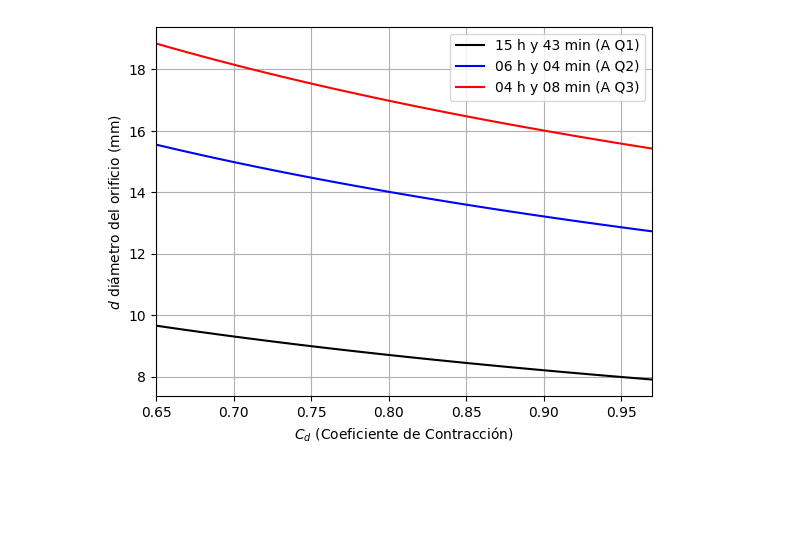
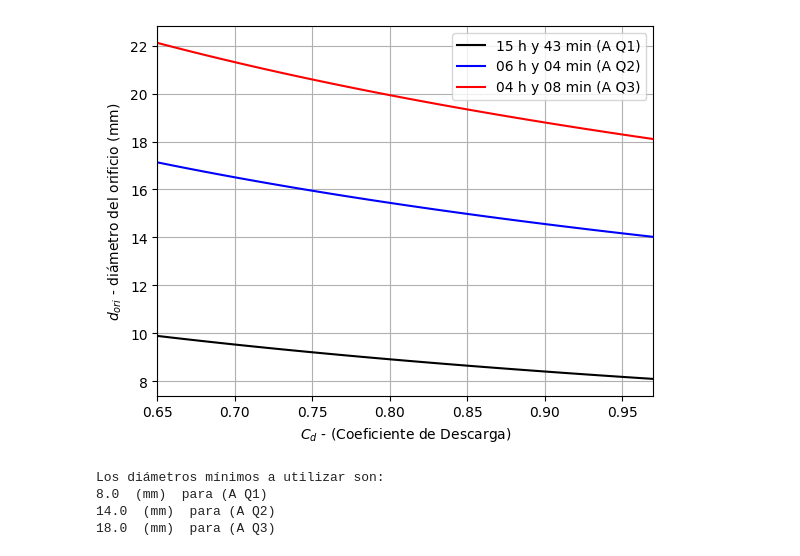
Before and after one commit to mqquiroz/HUCLAM, a Jupyter notebook: Tiempo_Vaciado.ipynb, the cells around one changed output. Drawn from its saved outputs; the diff is of its cells as text; code cells hidden in the pictures; blank space fills up the shorter version.

```diff
--- a/Tiempo_Vaciado.ipynb
+++ b/Tiempo_Vaciado.ipynb
@@ -58,42 +130,44 @@ Por otro lado, si se conoce el tiempo de vaciado y se requiere calcular las dime
 # %%
-import numpy as np
-import matplotlib.pyplot as plt
-
-
-#datos
-A = 2.4*2.4 # Área del tanque (m2)
-
-#D = 1.8   # Diámetro del tanque (m)
-H1 = 1.074    # Nivel del estanque (m)
-Cd = np.arange(0.65,0.98,0.01) # Coeficiente de
+# Entrada de Datos
+A = 2.4*2.4 # Área basal del tanque rectangular (m2)
+H1 = 1.00   # Nivel del estanque (m)
+Cd = np.arange(0.65,0.98,0.01) # Rango de Coeficientes de descarga (-)
 
 t_v = np.array([943, 364, 248]) # Tiempos de vaciado (min)
-t_v = np.array([(15*60)+43 ,(6*60)+4 ,(4*60)+8]) # Tiempos de vaciado (min)
+t_v = np.array([(14*60)+43 ,(6*60)+4 ,(4*60)+8]) # Tiempos de vaciado (min)
+t_v = np.array([14.4675926 ,4.82253086 ,2.89351852]) # Tiempos de vaciado (horas)
 # 15 hrs (900 min) y 43 min
 #  6 hrs (360 min) y  4 min
 #  4 hrs (240 min) y  8 min
 
+##############################################
 #Cálculos
 g = 9.81 # aceleración de gravedad (m/s2)
-#A = np.pi*(D**2)/4
-t_v = t_v*60 #(en segundos)
+t_v = t_v*60*60 #(en segundos)
 
 d_ori= np.zeros((len(t_v),len(Cd)))
 
 for i in range(len(t_v)):
   d_ori[i,:] = np.sqrt(8*A*np.sqrt(H1) / (np.pi*t_v[i]*Cd*np.sqrt(2*g)) )
 
 
-#print('Los diámetros de los orificios deben ser:', d_ori*1000 ,' (mm)')
-
 plt.plot(Cd,d_ori[0,:]*1000,'k',label='15 h y 43 min (A Q1)')
 plt.plot(Cd,d_ori[1,:]*1000,'b',label='06 h y 04 min (A Q2)')
 plt.plot(Cd,d_ori[2,:]*1000,'r',label='04 h y 08 min (A Q3)')
-plt.xlabel('$C_{d}$ (Coeficiente de Contracción)')
-plt.ylabel('$d$ diámetro del orificio (mm)')
+plt.xlabel('$C_{d}$ - (Coeficiente de Descarga)')
+plt.ylabel('$d_{ori}$ - diámetro del orificio (mm)')
 plt.grid()
 plt.xlim(Cd[0],Cd[-1])
 plt.legend()
 plt.show()
+
+print('Los diámetros mínimos a utilizar son: ')
+print(np.round(d_ori[0,-1]*1000,0),' (mm)',' para (A Q1)')
+print(np.round(d_ori[1,-1]*1000,0),' (mm)',' para (A Q2)')
+print(np.round(d_ori[2,-1]*1000,0),' (mm)',' para (A Q3)')
 # %% [output]
-[figure, old version]
+[figure, new version]
+Los diámetros mínimos a utilizar son:
+8.0  (mm)  para (A Q1)
+14.0  (mm)  para (A Q2)
+18.0  (mm)  para (A Q3)
```
Also changed, not shown: parts of 5 cells of this notebook.
